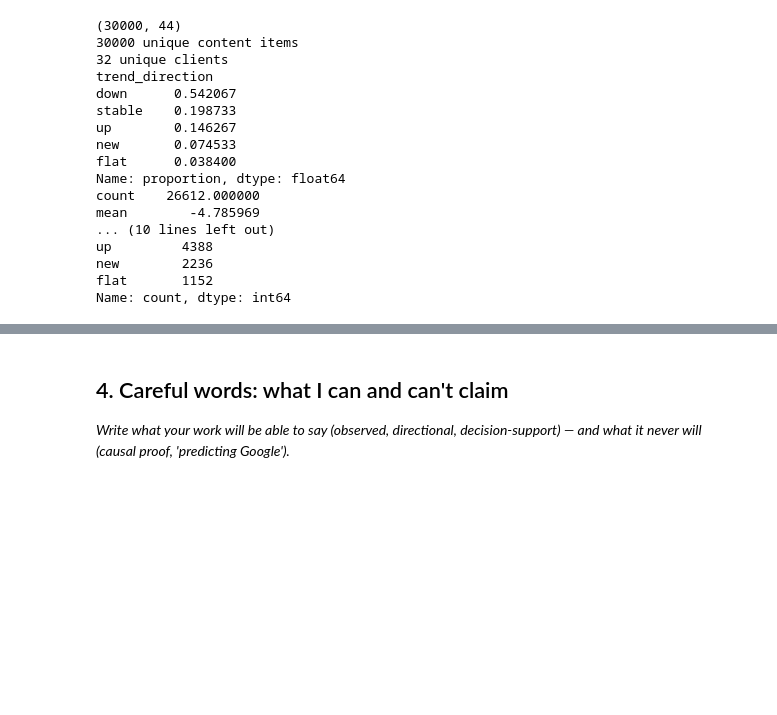
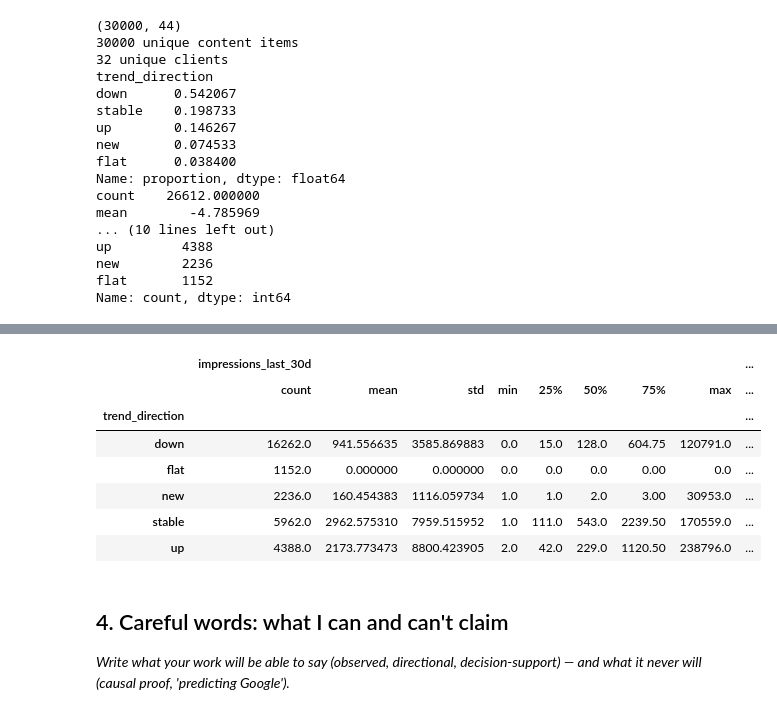
Before and after one commit to Hadeed07/FlyRank-ML, a Jupyter notebook: work/notebooks/w01_research_question.ipynb, the cells around one changed output, grey strips where cells are left out. Drawn from its saved outputs; the diff is of its cells as text; code cells hidden in the pictures; blank space fills up the shorter version.

```diff
--- a/work/notebooks/w01_research_question.ipynb
+++ b/work/notebooks/w01_research_question.ipynb
@@ -68,0 +66,8 @@ Error: Runtime no longer has a reference to this dataframe, please re-run this c
+# %%
+import pandas as pd
+
+pd.set_option('display.max_columns', None)
+pd.set_option('display.width', None)
+pd.set_option('display.max_colwidth', None)
+
+df.head()
@@ -115,3 +151,16 @@ Name: count, dtype: int64
+# %%
+df[df['trend_direction'] == 'flat'][['content_age_days']].describe()
+
+df.groupby('trend_direction')[['impressions_last_30d', 'clicks_last_30d', 'sessions_last_30d']].describe()
+# %% [output]
+|  | impressions_last_30d |  |  |  |  |  |  |  | ... |
+|  | count | mean | std | min | 25% | 50% | 75% | max | ... |
+| trend_direction |  |  |  |  |  |  |  |  | ... |
+| down | 16262.0 | 941.556635 | 3585.869883 | 0.0 | 15.0 | 128.0 | 604.75 | 120791.0 | ... |
+| flat | 1152.0 | 0.000000 | 0.000000 | 0.0 | 0.0 | 0.0 | 0.00 | 0.0 | ... |
+| new | 2236.0 | 160.454383 | 1116.059734 | 1.0 | 1.0 | 2.0 | 3.00 | 30953.0 | ... |
+| stable | 5962.0 | 2962.575310 | 7959.515952 | 1.0 | 111.0 | 543.0 | 2239.50 | 170559.0 | ... |
+| up | 4388.0 | 2173.773473 | 8800.423905 | 2.0 | 42.0 | 229.0 | 1120.50 | 238796.0 | ... |
 # %% [markdown]
 ## 4. Careful words: what I can and can't claim
 
```
Also changed, not shown: parts of 4 cells of this notebook.
